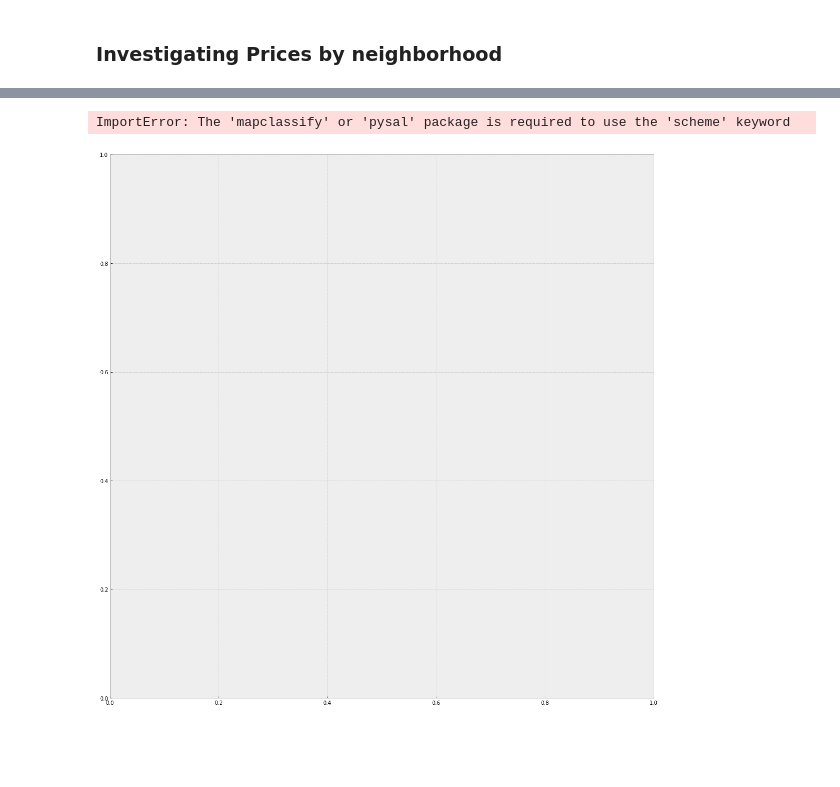
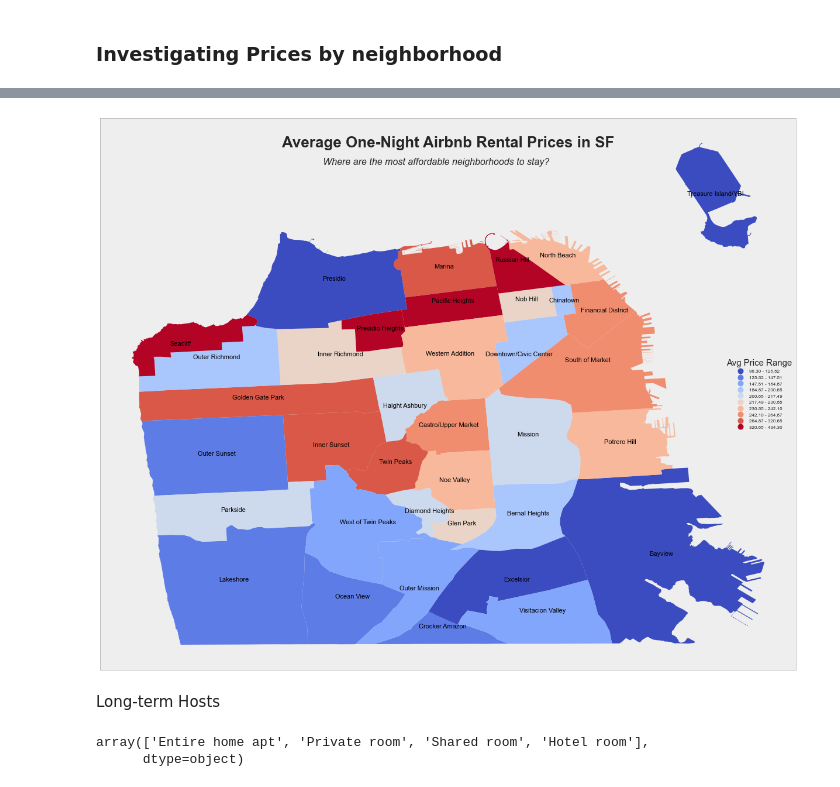
Before and after one commit to KishenSharma6/SF-Airbnb-Analysis, a Jupyter notebook: Project_Codes/02_EDA/2020_0525_Listings_EDA.ipynb, the cells around one changed output, grey strips where cells are left out. Cells and saved outputs as stored; diff of their text form; code cells hidden in the pictures; blank space fills up the shorter version.

```diff
--- a/Project_Codes/02_EDA/2020_0525_Listings_EDA.ipynb
+++ b/Project_Codes/02_EDA/2020_0525_Listings_EDA.ipynb
@@ -227,11 +237,11 @@ display(neighborhoods.head(10))
 # %%
 #Assign average rent per night to geo data for plotting
-neighborhoods['avg_price']=df.groupby('neighbourhood_cleansed')['price'].mean().values
+neighbourhoods['avg_price']=df.groupby('neighbourhood_cleansed')['price'].mean().values
 
 #Create coords column to plot neighborhood name on visualization
-neighborhoods['coords'] = neighborhoods['geometry'].apply(lambda x: x.representative_point().coords[:])
-neighborhoods['coords'] = [coords[0] for coords in neighborhoods['coords']]
+neighbourhoods['coords'] = neighbourhoods['geometry'].apply(lambda x: x.representative_point().coords[:])
+neighbourhoods['coords'] = [coords[0] for coords in neighbourhoods['coords']]
 
 #Check
-display(neighborhoods.head(10))
+display(neighbourhoods.head(10))
 # %% [output]
@@ -249,39 +259,39 @@ display(neighborhoods.head(10))
 # %%
 #Plot geodata to reflect average price for a one night stay per neighborhood
-ax = neighborhoods.plot(column ='avg_price', legend = True,cmap="BuGn",
+ax = neighbourhoods.plot(column ='avg_price', legend = True,cmap="coolwarm",
                         legend_kwds={'loc': 'right','title': 'Avg Price Range',
                                     'title_fontsize': 15,'facecolor': 'white',
                                       'shadow': True,},
                         scheme = 'quantiles',k=10, figsize=(19,19))
 
 #Append neighborhood name to plot
-for idx, row in neighborhoods.iterrows():
-    ax.annotate(s=row['neighbourhood'], xy=row['coords'],
+for idx, row in neighbourhoods.iterrows():
+    ax.annotate(s=row['neighbourhood'], xy=row['coords'],color = 'black',fontsize =11,
                  horizontalalignment='center')
 
-#Set Title dicts and properties for geopandas
-from matplotlib.font_manager import FontProperties
-fp = FontProperties(size = 16,family="sans-serif", style = 'italic')
-geo_dict = {'fontsize':26,
-              'fontname':'Arial',
-            'fontweight':'semibold'}
+###Set plot aesthetics###
+#Title
+ax.set_title('Average One-Night Airbnb Rental Prices in SF', fontsize =26,
+              fontname='Arial',fontweight = 'semibold', pad = -50)
 
-#Set plot aesthetics
-#Titles
-ax.set_title('Average One-Night Airbnb Rental Prices in SF', fontdict = geo_dict)
-plt.suptitle('Where are the most affordable neighborhoods to stay?', y = .8, fontproperties=fp)
+plt.suptitle('Where are the most affordable neighborhoods to stay?', y = .77, fontsize =16,
+              style = 'italic')
 
 #Ticks
 ax.tick_params(axis='both', which='both',
                 bottom = False, left=False,
                 labelleft=False, labelbottom=False)
+# plt.axis('off')
+plt.grid(b=None)
 
-##Saving file to local machine
-#Set path
-path = r'C:\Users\kishe\Documents\Data Science\Projects\Python Projects\In Progress\Air BnB - SF\Visualizations\01_Listings_EDA_Visualizations'
-
-#Save to Visualizations file
-plt.savefig(path + '/Geopandas_Avg_Rental.png', bbox_inches='tight')
+# #Save to Visualizations file
+# plt.savefig(eda_path + '/geopandas_rent.png', bbox_inches='tight')
 # %% [output]
-ImportError: The 'mapclassify' or 'pysal' package is required to use the 'scheme' keyword
-[figure, old version]
+[figure, new version]
+# %% [markdown]
+Long-term Hosts
+# %%
+df.room_type.unique()
+# %% [output]
+array(['Entire home apt', 'Private room', 'Shared room', 'Hotel room'],
+      dtype=object)
```
Also changed, not shown: parts of 14 cells of this notebook, 1 other file.
